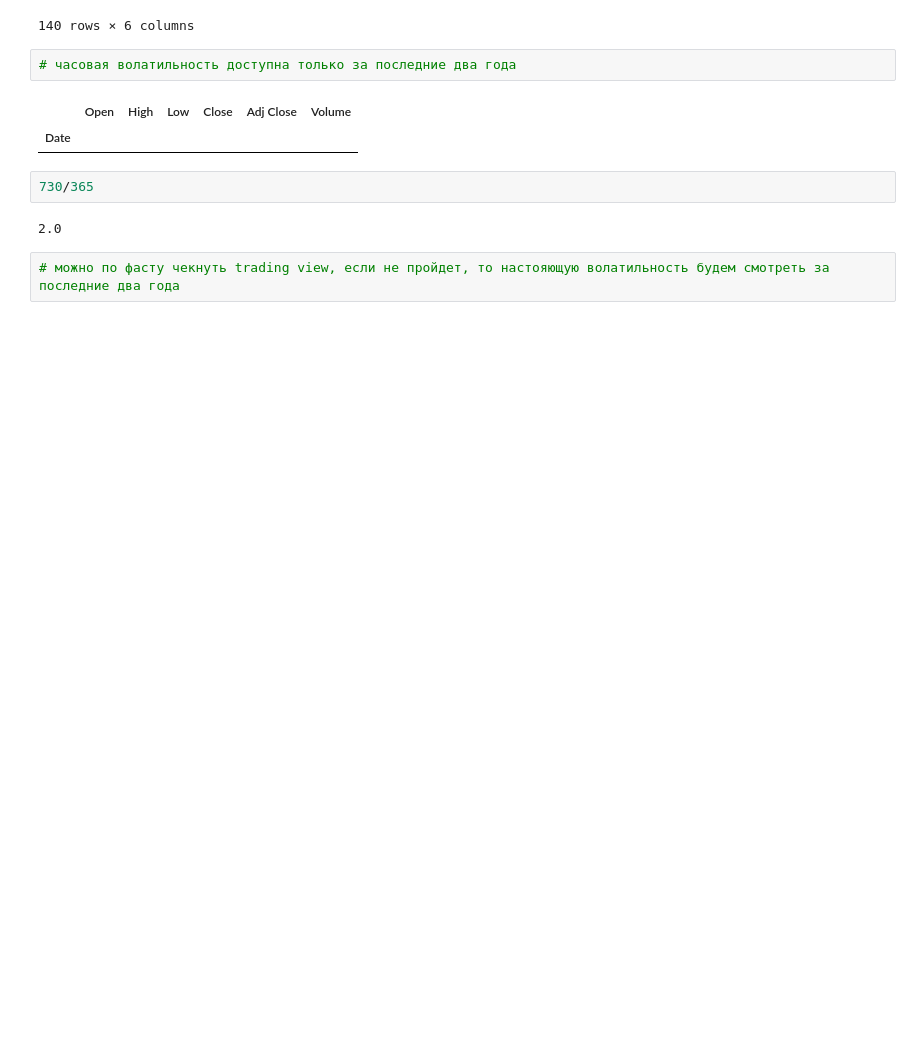
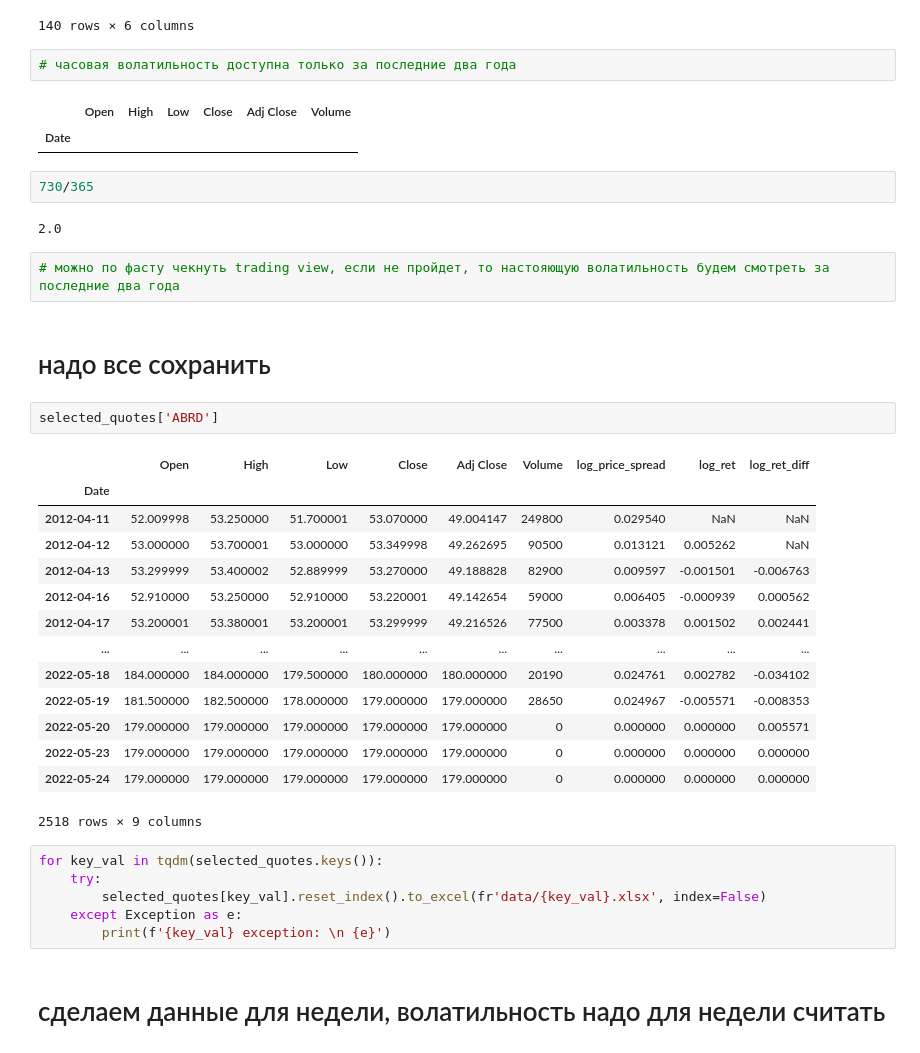
Before and after one commit to damnpav/news_analysis, a Jupyter notebook: _1_quotes.ipynb, the cells around one changed output. Cells and saved outputs as stored; diff of their text form; blank space fills up the shorter version.

Commit message:
quotes daily testing

```diff
--- a/_1_quotes.ipynb
+++ b/_1_quotes.ipynb
@@ -295,3 +289,30 @@ buf_day
 2.0
 # %%
 # можно по фасту чекнуть trading view, если не пройдет, то настояющую волатильность будем смотреть за последние два года
+# %% [markdown]
+# надо все сохранить
+# %%
+selected_quotes['ABRD']
+# %% [output]
+|  | Open | High | Low | Close | Adj Close | Volume | log_price_spread | log_ret | log_ret_diff |
+| Date |  |  |  |  |  |  |  |  |  |
+| 2012-04-11 | 52.009998 | 53.250000 | 51.700001 | 53.070000 | 49.004147 | 249800 | 0.029540 | NaN | NaN |
+| 2012-04-12 | 53.000000 | 53.700001 | 53.000000 | 53.349998 | 49.262695 | 90500 | 0.013121 | 0.005262 | NaN |
+| 2012-04-13 | 53.299999 | 53.400002 | 52.889999 | 53.270000 | 49.188828 | 82900 | 0.009597 | -0.001501 | -0.006763 |
+| 2012-04-16 | 52.910000 | 53.250000 | 52.910000 | 53.220001 | 49.142654 | 59000 | 0.006405 | -0.000939 | 0.000562 |
+| 2012-04-17 | 53.200001 | 53.380001 | 53.200001 | 53.299999 | 49.216526 | 77500 | 0.003378 | 0.001502 | 0.002441 |
+| ... | ... | ... | ... | ... | ... | ... | ... | ... | ... |
+| 2022-05-18 | 184.000000 | 184.000000 | 179.500000 | 180.000000 | 180.000000 | 20190 | 0.024761 | 0.002782 | -0.034102 |
+| 2022-05-19 | 181.500000 | 182.500000 | 178.000000 | 179.000000 | 179.000000 | 28650 | 0.024967 | -0.005571 | -0.008353 |
+| 2022-05-20 | 179.000000 | 179.000000 | 179.000000 | 179.000000 | 179.000000 | 0 | 0.000000 | 0.000000 | 0.005571 |
+| 2022-05-23 | 179.000000 | 179.000000 | 179.000000 | 179.000000 | 179.000000 | 0 | 0.000000 | 0.000000 | 0.000000 |
+| 2022-05-24 | 179.000000 | 179.000000 | 179.000000 | 179.000000 | 179.000000 | 0 | 0.000000 | 0.000000 | 0.000000 |
+2518 rows × 9 columns
+# %%
+for key_val in tqdm(selected_quotes.keys()):
+    try:
+        selected_quotes[key_val].reset_index().to_excel(fr'data/{key_val}.xlsx', index=False)
+    except Exception as e:
+        print(f'{key_val} exception: \n {e}')
+# %% [markdown]
+# сделаем данные для недели, волатильность надо для недели считать
```
Also changed, not shown: parts of 11 cells of this notebook.
